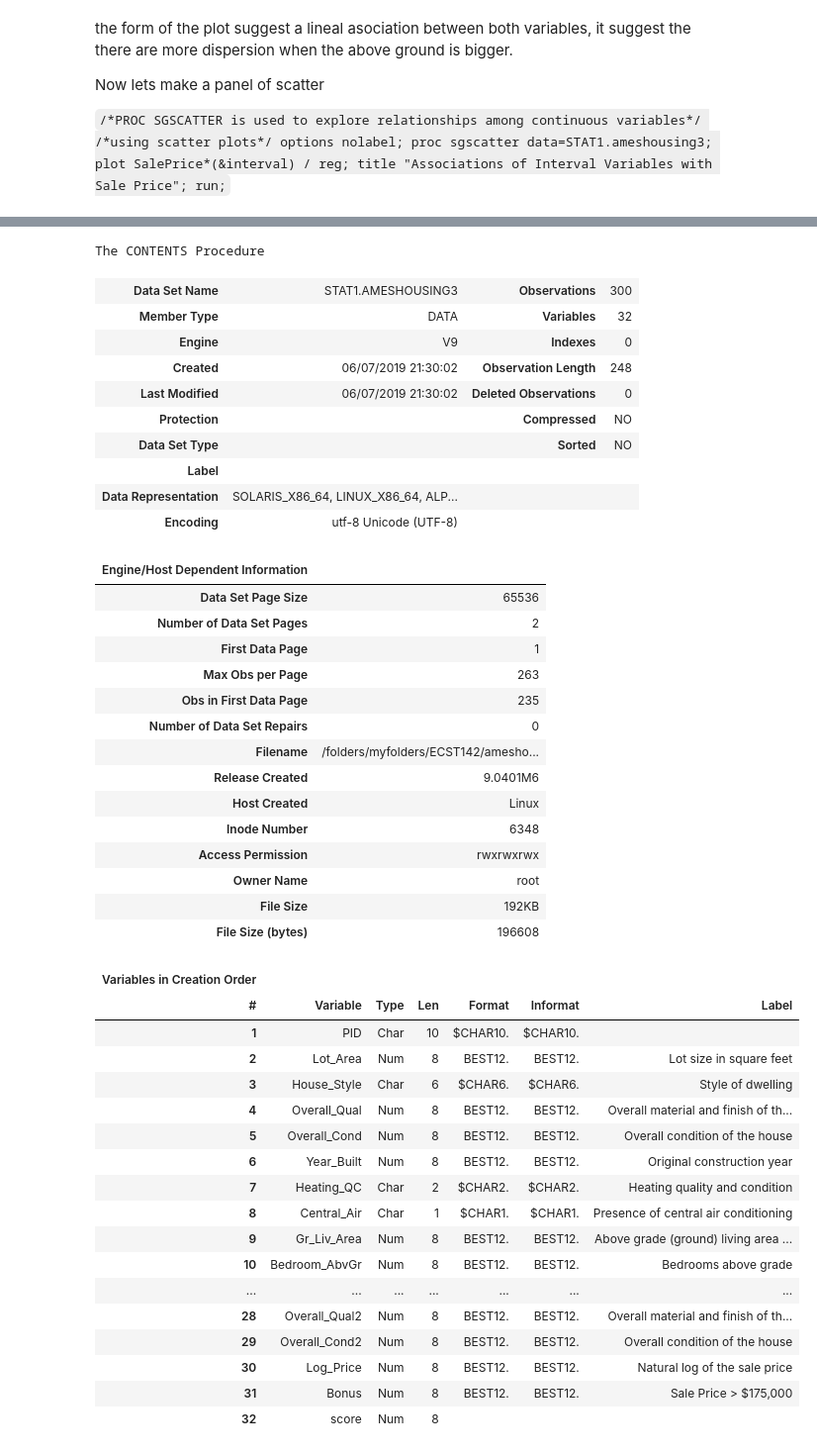
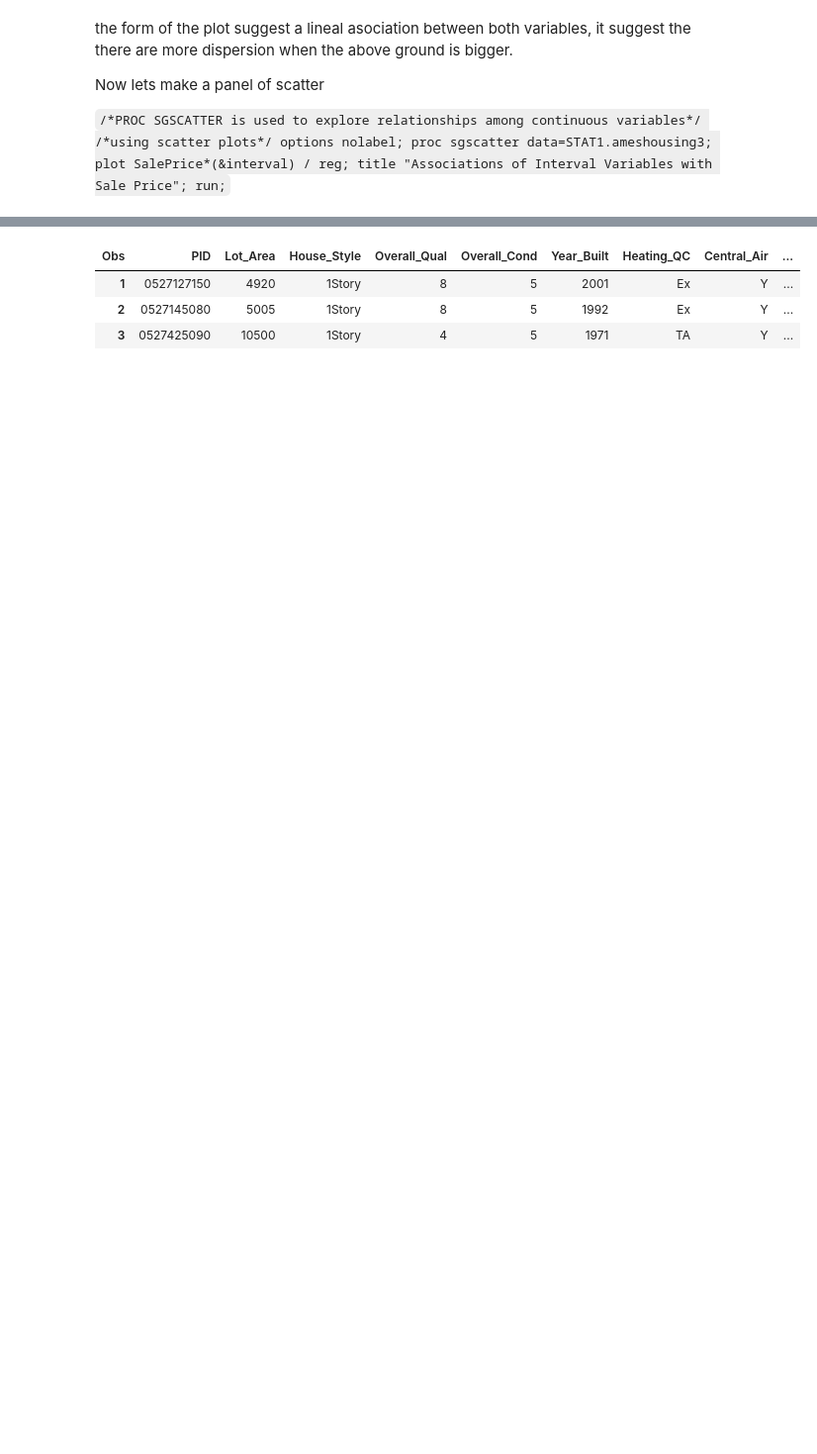
Before and after one commit to franmarq/SAS_course_notes, a Jupyter notebook: Statistics1_ANOVA_Regression_LogisticRegression.ipynb, the cells around one changed output, grey strips where cells are left out. Shown at 99% size. Drawn from its saved outputs; the diff is of its cells as text; code cells hidden in the pictures; blank space fills up the shorter version.

Commit message:
update with lesson about the use of Proc GLM - 3

```diff
--- a/Statistics1_ANOVA_Regression_LogisticRegression.ipynb
+++ b/Statistics1_ANOVA_Regression_LogisticRegression.ipynb
@@ -194,53 +195,10 @@ first we check the assumptions of the model.
 the data has this variables:
 # %%
 /*st102d02.sas*/
-proc contents data=STAT1.ameshousing3 varnum;
+proc print data=STAT1.ameshousing3(obs=3);
 run;
-
-proc print data=STAT1.ameshousing3(obs=5);
-run;
 # %% [output]
-The CONTENTS Procedure
-| Data Set Name | STAT1.AMESHOUSING3 | Observations | 300 |
-| Member Type | DATA | Variables | 32 |
-| Engine | V9 | Indexes | 0 |
-| Created | 06/07/2019 21:30:02 | Observation Length | 248 |
-| Last Modified | 06/07/2019 21:30:02 | Deleted Observations | 0 |
-| Protection |  | Compressed | NO |
-| Data Set Type |  | Sorted | NO |
-| Label |  |  |  |
-| Data Representation | SOLARIS_X86_64, LINUX_X86_64, ALP... |  |  |
-| Encoding | utf-8 Unicode (UTF-8) |  |  |
+| Obs | PID | Lot_Area | House_Style | Overall_Qual | Overall_Cond | Year_Built | Heating_QC | Central_Air | ... |
+| 1 | 0527127150 | 4920 | 1Story | 8 | 5 | 2001 | Ex | Y | ... |
+| 2 | 0527145080 | 5005 | 1Story | 8 | 5 | 1992 | Ex | Y | ... |
+| 3 | 0527425090 | 10500 | 1Story | 4 | 5 | 1971 | TA | Y | ... |
-| Engine/Host Dependent Information |  |
-| Data Set Page Size | 65536 |
-| Number of Data Set Pages | 2 |
-| First Data Page | 1 |
-| Max Obs per Page | 263 |
-| Obs in First Data Page | 235 |
-| Number of Data Set Repairs | 0 |
-| Filename | /folders/myfolders/ECST142/amesho... |
-| Release Created | 9.0401M6 |
-| Host Created | Linux |
-| Inode Number | 6348 |
-| Access Permission | rwxrwxrwx |
-| Owner Name | root |
-| File Size | 192KB |
-| File Size (bytes) | 196608 |
-| Variables in Creation Order |  |  |  |  |  |  |
-| # | Variable | Type | Len | Format | Informat | Label |
-| 1 | PID | Char | 10 | $CHAR10. | $CHAR10. |  |
-| 2 | Lot_Area | Num | 8 | BEST12. | BEST12. | Lot size in square feet |
-| 3 | House_Style | Char | 6 | $CHAR6. | $CHAR6. | Style of dwelling |
-| 4 | Overall_Qual | Num | 8 | BEST12. | BEST12. | Overall material and finish of th... |
-| 5 | Overall_Cond | Num | 8 | BEST12. | BEST12. | Overall condition of the house |
-| 6 | Year_Built | Num | 8 | BEST12. | BEST12. | Original construction year |
-| 7 | Heating_QC | Char | 2 | $CHAR2. | $CHAR2. | Heating quality and condition |
-| 8 | Central_Air | Char | 1 | $CHAR1. | $CHAR1. | Presence of central air conditioning |
-| 9 | Gr_Liv_Area | Num | 8 | BEST12. | BEST12. | Above grade (ground) living area ... |
-| 10 | Bedroom_AbvGr | Num | 8 | BEST12. | BEST12. | Bedrooms above grade |
-| ... | ... | ... | ... | ... | ... | ... |
-| 28 | Overall_Qual2 | Num | 8 | BEST12. | BEST12. | Overall material and finish of th... |
-| 29 | Overall_Cond2 | Num | 8 | BEST12. | BEST12. | Overall condition of the house |
-| 30 | Log_Price | Num | 8 | BEST12. | BEST12. | Natural log of the sale price |
-| 31 | Bonus | Num | 8 | BEST12. | BEST12. | Sale Price > $175,000 |
-| 32 | score | Num | 8 |  |  |  |
```
Also changed, not shown: parts of 1 cell of this notebook.
